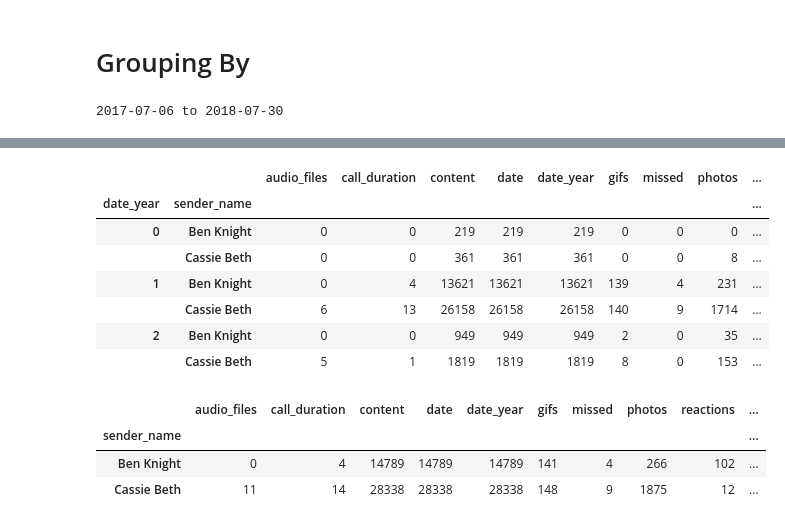
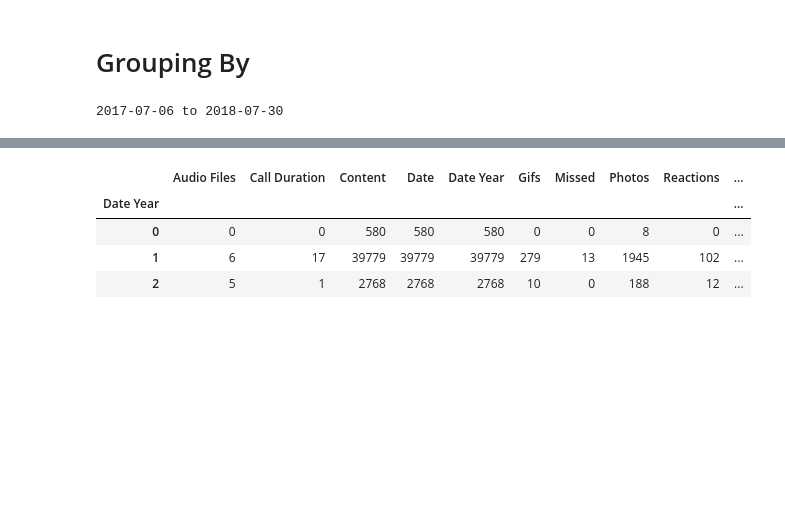
Before and after one commit to clebauer/Converstatistics, a Jupyter notebook: Converstatistics.ipynb, the cells around one changed output, grey strips where cells are left out. Saved outputs shown, nothing was run; the diff lists cells and outputs as text; code cells hidden in the pictures; blank space fills up the shorter version.

```diff
--- a/Converstatistics.ipynb
+++ b/Converstatistics.ipynb
@@ -102,6 +117,9 @@ def clean_dataframe(df, year_start='default'):
         df['date_year'] = determine_dating_year(df['date'])
 
     df['word_count'] = df['content'].apply(lambda x: len(re.findall(r'\w+', x)))
+
+    # rename columns to be prettier :)
+    df.columns = [' '.join(map(lambda i:i.capitalize(), x.replace('_', ' ').split())) for x in df.columns]
     return df
 # %%
 def person(name):
@@ -128,8 +146,8 @@ print chat_df['date'].min().date(), 'to', chat_df['date'].max().date()
 # %% [output]
 2017-07-06 to 2018-07-30
 # %%
-s = {x:'count' for x in chat_df.columns-['word_count']}
-s['word_count'] = 'sum'
+s = {x:'count' for x in chat_df.columns-['Word Count']}
+s['Word Count'] = 'sum'
 
 s
 # %% [output]
@@ -164,20 +190,9 @@ chat_df.groupby(['date_year', 'sender_name']).agg(s).sort_index(axis=1)
 # %%
-# Grouping by dating year AND name.
-chat_df.groupby(['date_year', 'sender_name']).agg(s).sort_index(axis=1)
+# Grouping by dating year
+chat_df.groupby(['Date Year']).agg(s).sort_index(axis=1)
 # %% [output]
-|  |  | audio_files | call_duration | content | date | date_year | gifs | missed | photos | ... |
-| date_year | sender_name |  |  |  |  |  |  |  |  | ... |
-| 0 | Ben Knight | 0 | 0 | 219 | 219 | 219 | 0 | 0 | 0 | ... |
-|  | Cassie Beth | 0 | 0 | 361 | 361 | 361 | 0 | 0 | 8 | ... |
-| 1 | Ben Knight | 0 | 4 | 13621 | 13621 | 13621 | 139 | 4 | 231 | ... |
-|  | Cassie Beth | 6 | 13 | 26158 | 26158 | 26158 | 140 | 9 | 1714 | ... |
-| 2 | Ben Knight | 0 | 0 | 949 | 949 | 949 | 2 | 0 | 35 | ... |
-|  | Cassie Beth | 5 | 1 | 1819 | 1819 | 1819 | 8 | 0 | 153 | ... |
+|  | Audio Files | Call Duration | Content | Date | Date Year | Gifs | Missed | Photos | Reactions | ... |
+| Date Year |  |  |  |  |  |  |  |  |  | ... |
+| 0 | 0 | 0 | 580 | 580 | 580 | 0 | 0 | 8 | 0 | ... |
+| 1 | 6 | 17 | 39779 | 39779 | 39779 | 279 | 13 | 1945 | 102 | ... |
+| 2 | 5 | 1 | 2768 | 2768 | 2768 | 10 | 0 | 188 | 12 | ... |
-# %%
-# Grouping by name
-chat_df.groupby(['sender_name']).agg(s).sort_index(axis=1)
-# %% [output]
-|  | audio_files | call_duration | content | date | date_year | gifs | missed | photos | reactions | ... |
-| sender_name |  |  |  |  |  |  |  |  |  | ... |
-| Ben Knight | 0 | 4 | 14789 | 14789 | 14789 | 141 | 4 | 266 | 102 | ... |
-| Cassie Beth | 11 | 14 | 28338 | 28338 | 28338 | 148 | 9 | 1875 | 12 | ... |
```
Also changed, not shown: parts of 30 cells of this notebook, 6 other files.
